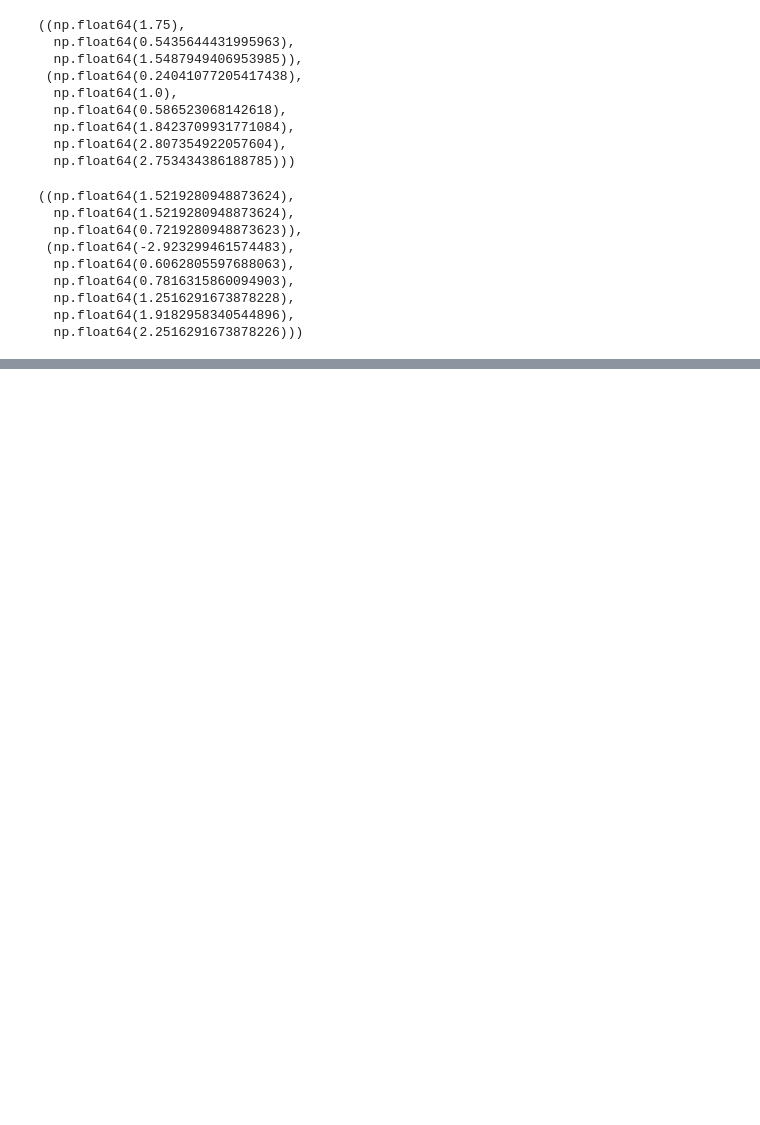
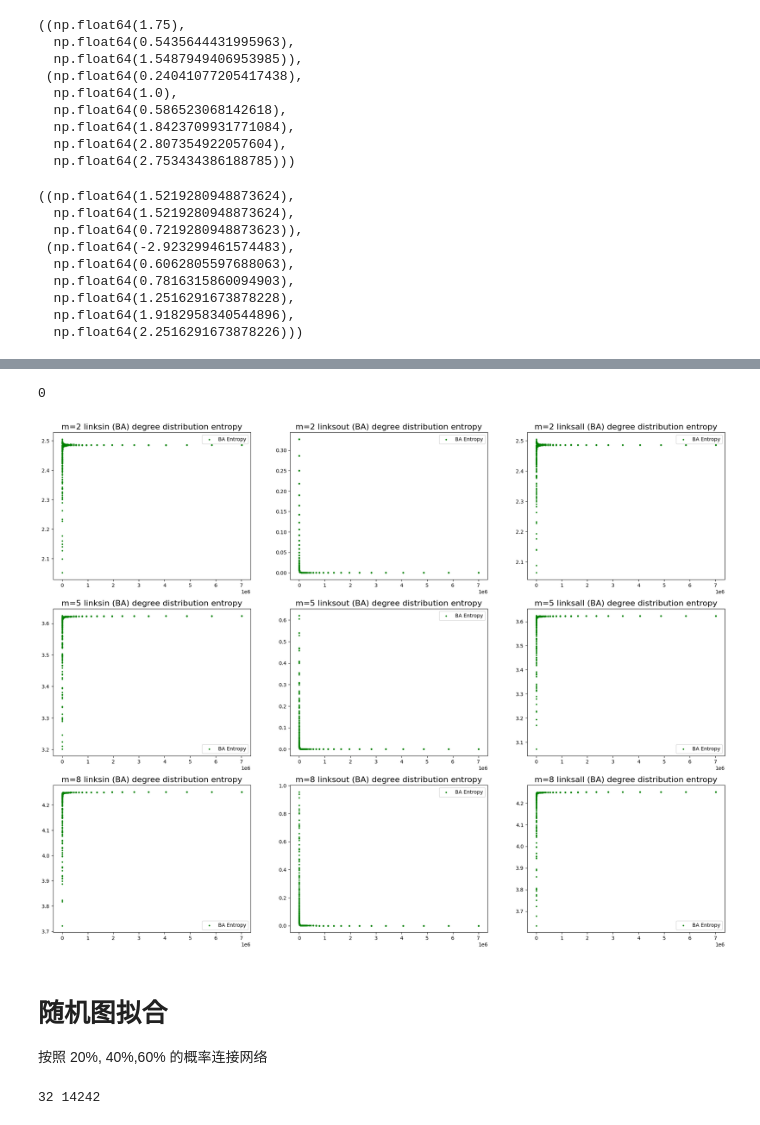
Before and after one commit to knogen/graph-computing-go, a Jupyter notebook: lab/ba_generate_entropy.ipynb, the cells around one changed output, grey strips where cells are left out. Saved outputs shown, nothing was run; the diff lists cells and outputs as text; code cells hidden in the pictures; blank space fills up the shorter version.

```diff
--- a/lab/ba_generate_entropy.ipynb
+++ b/lab/ba_generate_entropy.ipynb
@@ -392,0 +405,50 @@ draw_trend(a,b,c,"(BA) degree distribution", chart_type="degree")
+# %%
+# 散点的数量是线程的数量x采样点的数量
+und_m2 = [item[1][5] for item in iterator_ret_data(ret_ba_m2)]
+und_m5 = [item[1][5] for item in iterator_ret_data(ret_ba_m5)]
+und_m8 = [item[1][5] for item in iterator_ret_data(ret_ba_m8)]
+
+df = pd.DataFrame({
+    'm2':und_m2,
+    'm5':und_m5,
+    'm8':und_m8,
+}, index=np.tile(sampling_point_list, Thread_Count))
+
+title = "BA Structural Entropy"
+df.to_excel(XLSX_WRITER, sheet_name=title, index=True)
+
+workbook = XLSX_WRITER.book
+worksheet = XLSX_WRITER.sheets[title]
+
+# 获取数据范围
+num_rows, num_cols = df.shape  # 获取行数和列数
+start_row = 1  # 数据开始的行（Excel 中 A2 行，0 为标题行）
+end_row = start_row + num_rows - 1  # 数据结束行
+category_col  = 0  # 月份列（第 1 列，索引从 0 开始）
+sales_col = 1  # 销售列（第 2 列）
+
+# 创建折线图
+chart = workbook.add_chart({"type": "scatter"})
+for col_idx, col_name in enumerate(df.columns, start=1):
+    chart.add_series({
+        "name":       col_name,  # 图表中的系列名称
+        "categories": [title, start_row, category_col, end_row, category_col],  # 分类轴为索引
+        "values":     [title, start_row, col_idx, end_row, col_idx],  # 值列
+    })
+chart.set_title({"name": "BA Undirected Graph: Structural Entropy"})
+chart.set_x_axis({"name": "Node"})
+chart.set_y_axis({"name": "Entropy",  'num_format': '#,##0'})
+chart.set_size({'width': 600, 'height': 400})
+
+# 插入图表
+worksheet.insert_chart("B2", chart)
+# %% [output]
+0
+# %%
+# 散点的数量是线程的数量x采样点的数量
+a = [item[0] for item in iterator_ret_data(ret_ba_m2)]
+b = [item[0] for item in iterator_ret_data(ret_ba_m5)]
+c = [item[0] for item in iterator_ret_data(ret_ba_m8)]
+draw_ba_generate_chart(a,b,c,"(BA) degree distribution", chart_type="degree")
+# %% [output]
+[figure, added]
@@ -392,0 +497,3 @@ draw_trend(a,b,c,"(BA) degree distribution", chart_type="degree")
+# %% [markdown]
+# 随机图拟合
+按照 20%, 40%,60% 的概率连接网络
@@ -392,0 +530,8 @@ draw_trend(a,b,c,"(BA) degree distribution", chart_type="degree")
+# %%
+from multiprocessing import Pool
+
+start_node_count=50
+sampling_point_list = np.array([int(start_node_count * 1.2**i) for i in range(32)])
+print(len(sampling_point_list),sampling_point_list[-1])
+# %% [output]
+32 14242
```
Also changed, not shown: parts of 54 cells of this notebook.
